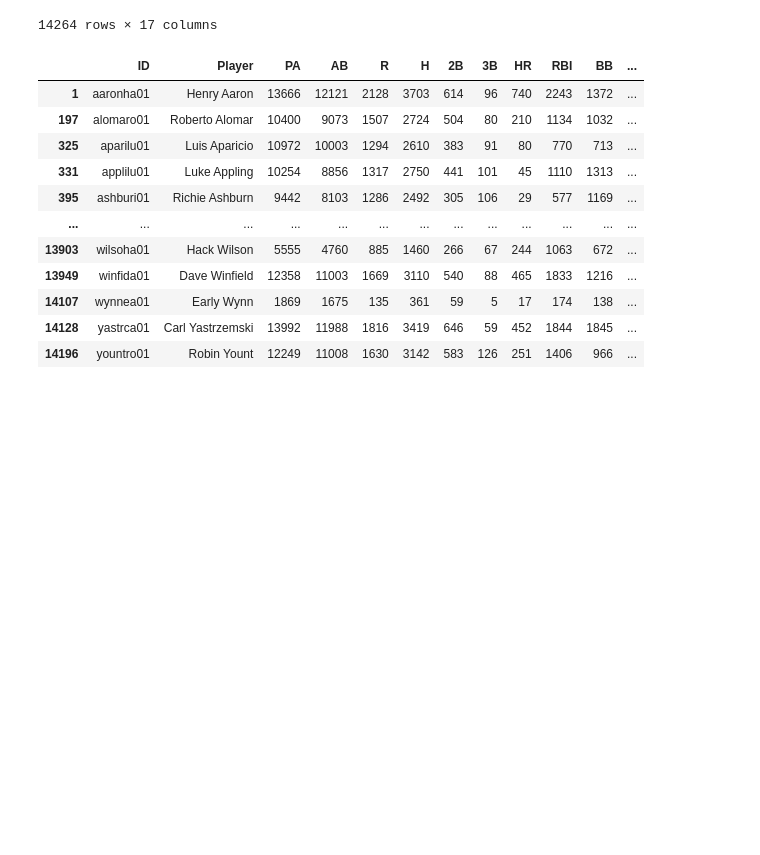
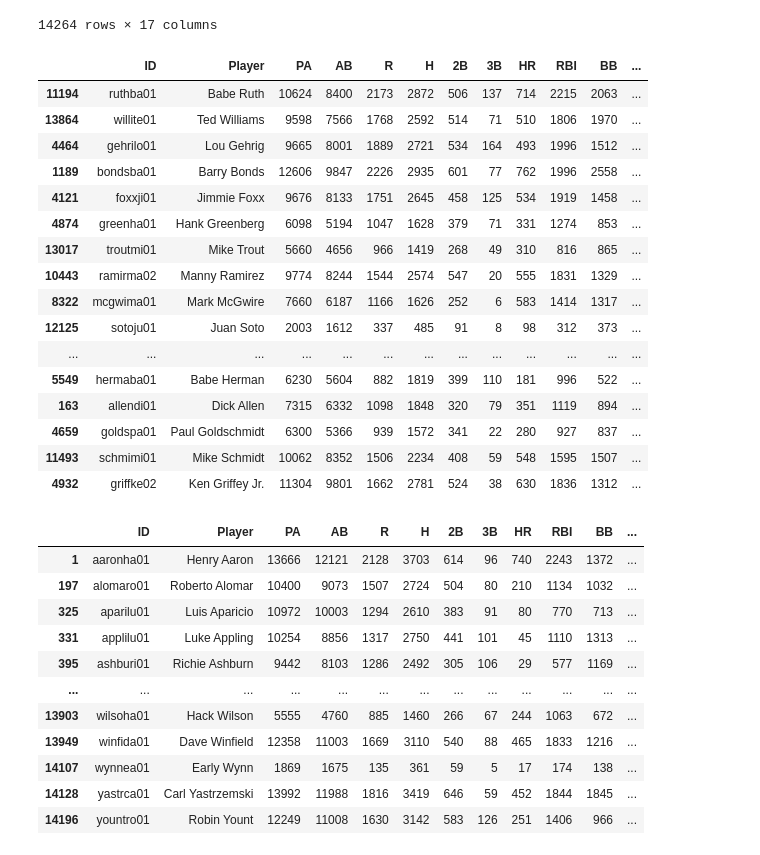
Before and after one commit to donnajharris/cp640_project, a Jupyter notebook: harr2890_project/harr2890_project_step2_data_prep.ipynb, the cells around one changed output. Saved outputs shown, nothing was run; the diff lists cells and outputs as text; code cells hidden in the pictures; blank space fills up the shorter version.

```diff
--- a/harr2890_project/harr2890_project_step2_data_prep.ipynb
+++ b/harr2890_project/harr2890_project_step2_data_prep.ipynb
@@ -277,6 +277,27 @@ career
 | 14262 | zuvelpa01 | Paul Zuvella | 545 | 491 | 40 | 109 | 17 | 2 | 2 | 20 | 34 | ... |
 | 14263 | zuverge01 | George Zuverink | 156 | 133 | 4 | 19 | 2 | 1 | 0 | 7 | 7 | ... |
 14264 rows × 17 columns
+# %%
+all_sorted_by_ops = career.sort_values(by=['OPS'], ascending=False)
+all_sorted_by_ops[all_sorted_by_ops['PA'] > 1999].head(50)
+# %% [output]
+|  | ID | Player | PA | AB | R | H | 2B | 3B | HR | RBI | BB | ... |
+| 11194 | ruthba01 | Babe Ruth | 10624 | 8400 | 2173 | 2872 | 506 | 137 | 714 | 2215 | 2063 | ... |
+| 13864 | willite01 | Ted Williams | 9598 | 7566 | 1768 | 2592 | 514 | 71 | 510 | 1806 | 1970 | ... |
+| 4464 | gehrilo01 | Lou Gehrig | 9665 | 8001 | 1889 | 2721 | 534 | 164 | 493 | 1996 | 1512 | ... |
+| 1189 | bondsba01 | Barry Bonds | 12606 | 9847 | 2226 | 2935 | 601 | 77 | 762 | 1996 | 2558 | ... |
+| 4121 | foxxji01 | Jimmie Foxx | 9676 | 8133 | 1751 | 2645 | 458 | 125 | 534 | 1919 | 1458 | ... |
+| 4874 | greenha01 | Hank Greenberg | 6098 | 5194 | 1047 | 1628 | 379 | 71 | 331 | 1274 | 853 | ... |
+| 13017 | troutmi01 | Mike Trout | 5660 | 4656 | 966 | 1419 | 268 | 49 | 310 | 816 | 865 | ... |
+| 10443 | ramirma02 | Manny Ramirez | 9774 | 8244 | 1544 | 2574 | 547 | 20 | 555 | 1831 | 1329 | ... |
+| 8322 | mcgwima01 | Mark McGwire | 7660 | 6187 | 1166 | 1626 | 252 | 6 | 583 | 1414 | 1317 | ... |
+| 12125 | sotoju01 | Juan Soto | 2003 | 1612 | 337 | 485 | 91 | 8 | 98 | 312 | 373 | ... |
+| ... | ... | ... | ... | ... | ... | ... | ... | ... | ... | ... | ... | ... |
+| 5549 | hermaba01 | Babe Herman | 6230 | 5604 | 882 | 1819 | 399 | 110 | 181 | 996 | 522 | ... |
+| 163 | allendi01 | Dick Allen | 7315 | 6332 | 1098 | 1848 | 320 | 79 | 351 | 1119 | 894 | ... |
+| 4659 | goldspa01 | Paul Goldschmidt | 6300 | 5366 | 939 | 1572 | 341 | 22 | 280 | 927 | 837 | ... |
+| 11493 | schmimi01 | Mike Schmidt | 10062 | 8352 | 1506 | 2234 | 408 | 59 | 548 | 1595 | 1507 | ... |
+| 4932 | griffke02 | Ken Griffey Jr. | 11304 | 9801 | 1662 | 2781 | 524 | 38 | 630 | 1836 | 1312 | ... |
 # %%
 career[career['Inductee'] == 1 ]
 # %% [output]
```
Also changed, not shown: parts of 2 cells of this notebook, 2 other files.
